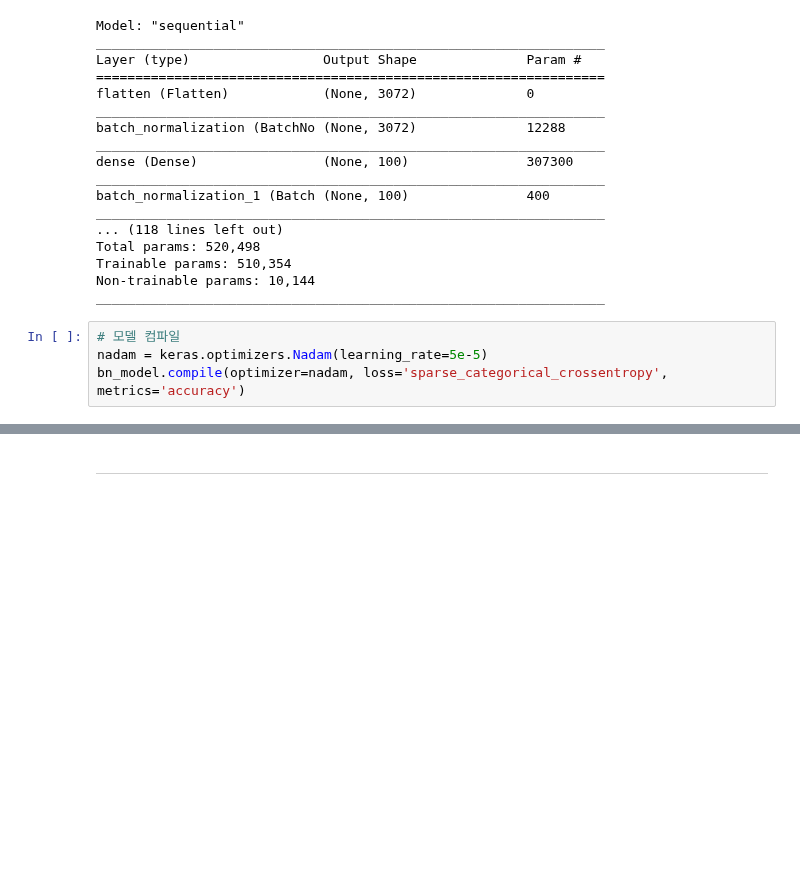
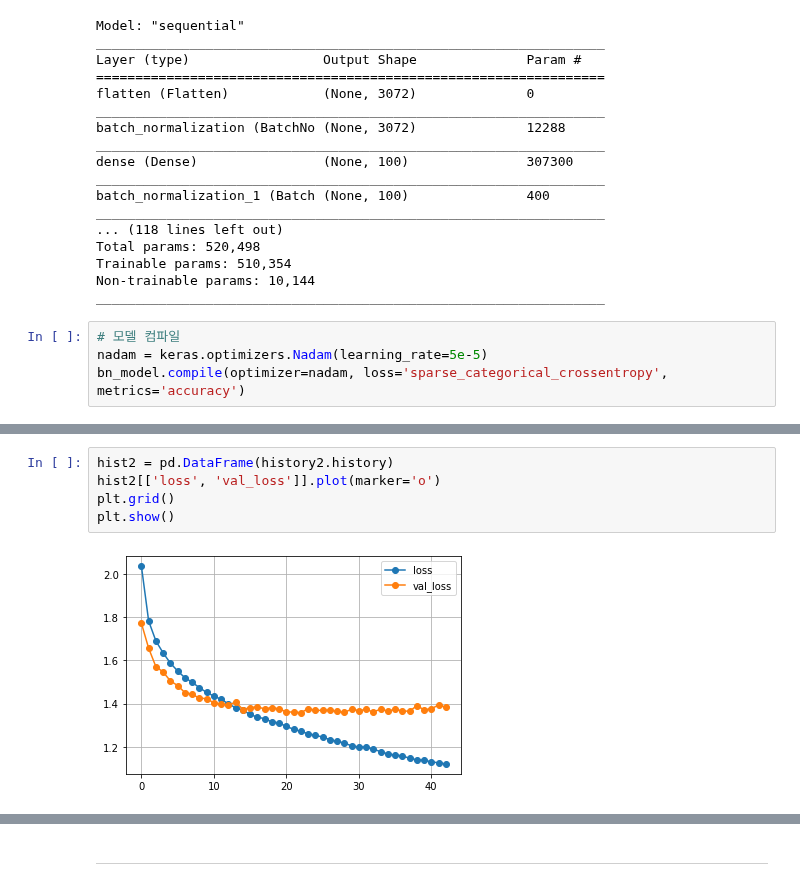
Before and after one commit to JakeOh/202011_itw_bd21, a Jupyter notebook: lab_ml/ml19_dnn_cnn_ex.ipynb, the cells around one changed output, grey strips where cells are left out. Saved outputs shown, nothing was run; the diff lists cells and outputs as text; blank space fills up the shorter version.

```diff
--- a/lab_ml/ml19_dnn_cnn_ex.ipynb
+++ b/lab_ml/ml19_dnn_cnn_ex.ipynb
@@ -320,0 +325,7 @@ Epoch 7/100
+# %%
+hist2 = pd.DataFrame(history2.history)
+hist2[['loss', 'val_loss']].plot(marker='o')
+plt.grid()
+plt.show()
+# %% [output]
+[figure, added]
```
Also changed, not shown: parts of 32 cells of this notebook.
